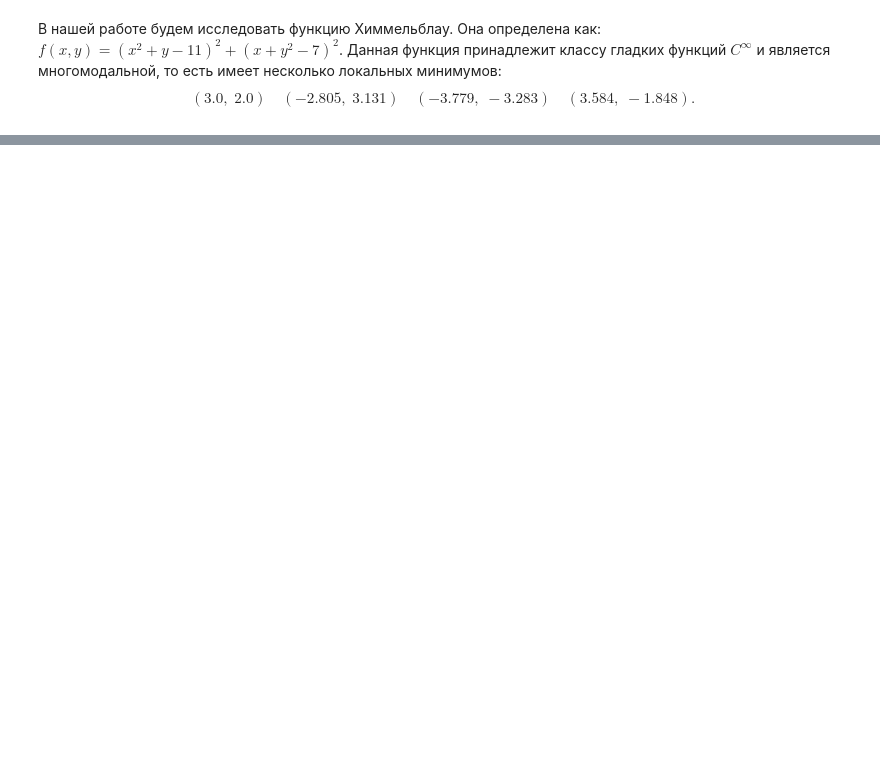
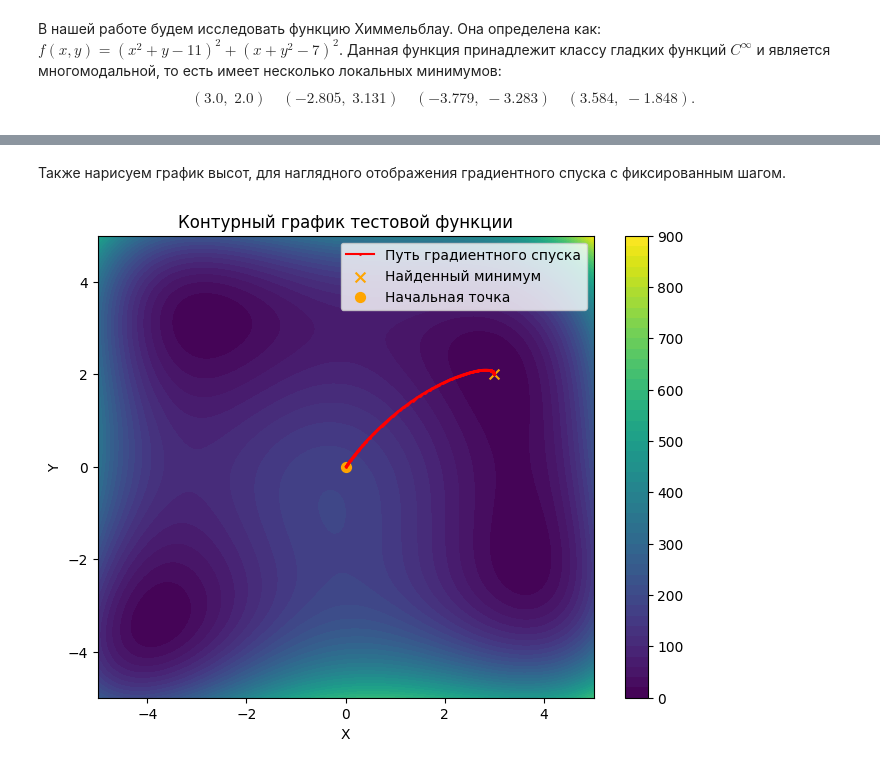
Before and after one commit to Kirill-Yurkov/MetOpt1, a Jupyter notebook: main.ipynb, the cells around one changed output, grey strips where cells are left out. Cells and saved outputs as stored; diff of their text form; code cells hidden in the pictures; blank space fills up the shorter version.

```diff
--- a/main.ipynb
+++ b/main.ipynb
@@ -35,0 +59,2 @@
+# %%
+h_fix = 0.0005
@@ -35,0 +63,15 @@
+# %%
+def gradient_descent(start, lr=0.0005, tol=1e-6, max_iter=10000):
+    """
+    Градиентный спуск для поиска минимума с постоянным шагом.
+    Возвращает найденную точку минимума и путь (список точек).
+    """
+    point = np.array(start, dtype=float)
+    path = [point.copy()]  # Сохраняем начальную точку
+    for _ in range(max_iter):
+        grad = gradient(point[0], point[1])
+        if np.linalg.norm(grad) < tol:
+            break
+        point -= lr * grad
+        path.append(point.copy())  # Сохраняем текущую точку
+    return point, np.array(path)
@@ -35,0 +104,16 @@
+# %% [markdown]
+Также нарисуем график высот, для наглядного отображения градиентного спуска с фиксированным шагом.
+# %%
+plt.figure(figsize=(8, 6))
+contour = plt.contourf(X, Y, Z, levels=50, cmap='viridis')
+plt.colorbar(contour)
+plt.xlabel('X')
+plt.ylabel('Y')
+plt.title('Контурный график тестовой функции')
+plt.plot(path[:, 0], path[:, 1], color='red', marker='o', markersize=1, label='Путь градиентного спуска')
+plt.scatter(min_point[0], min_point[1], color='orange', marker='x', s=50, label='Найденный минимум')
+plt.scatter(start_point[0], start_point[1], color='orange', marker='o', s=50, label='Начальная точка')
+plt.legend()
+plt.show()
+# %% [output]
+[figure, added]
```
Also changed, not shown: parts of 15 cells of this notebook, 1 other file.
